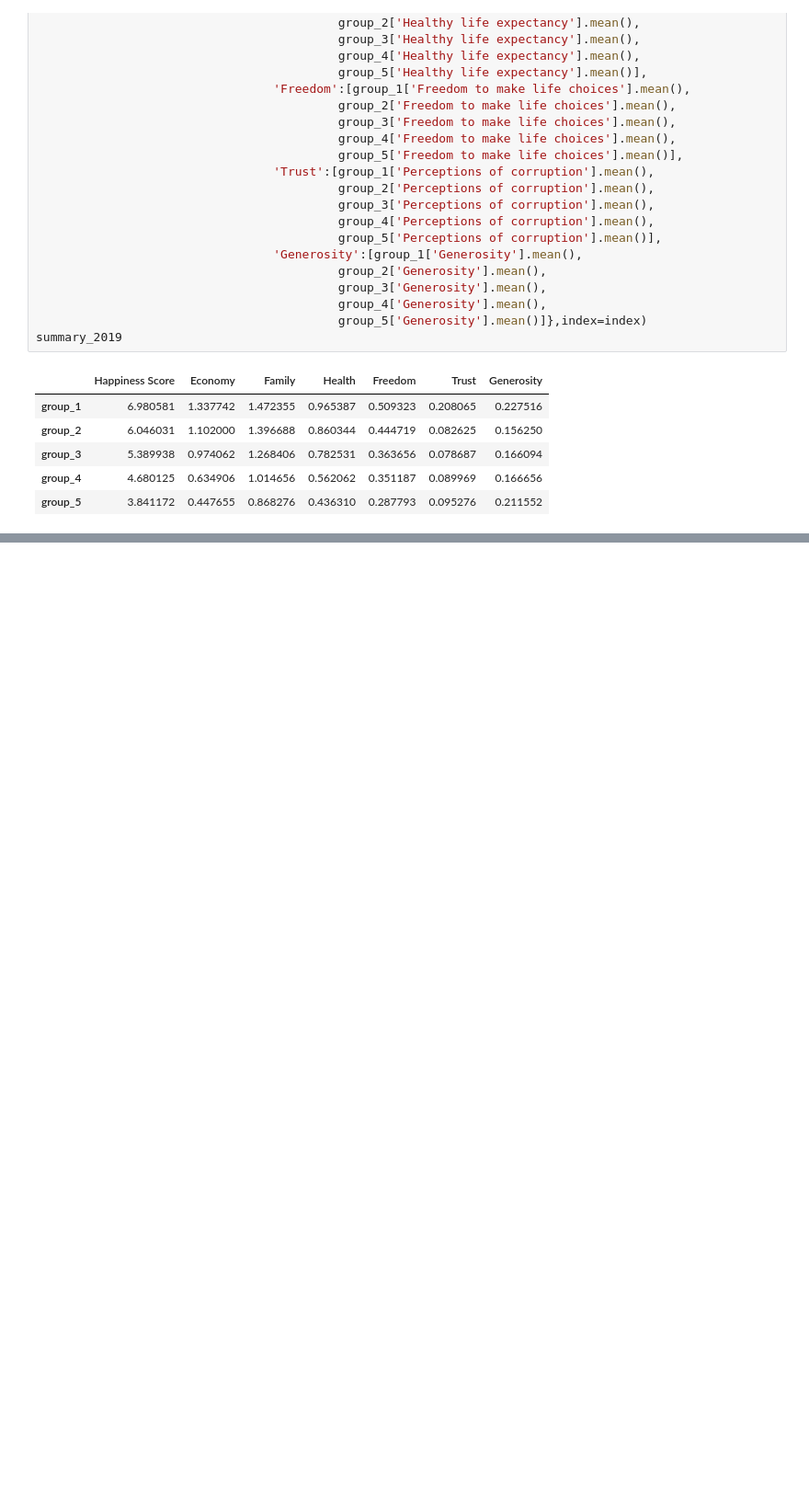
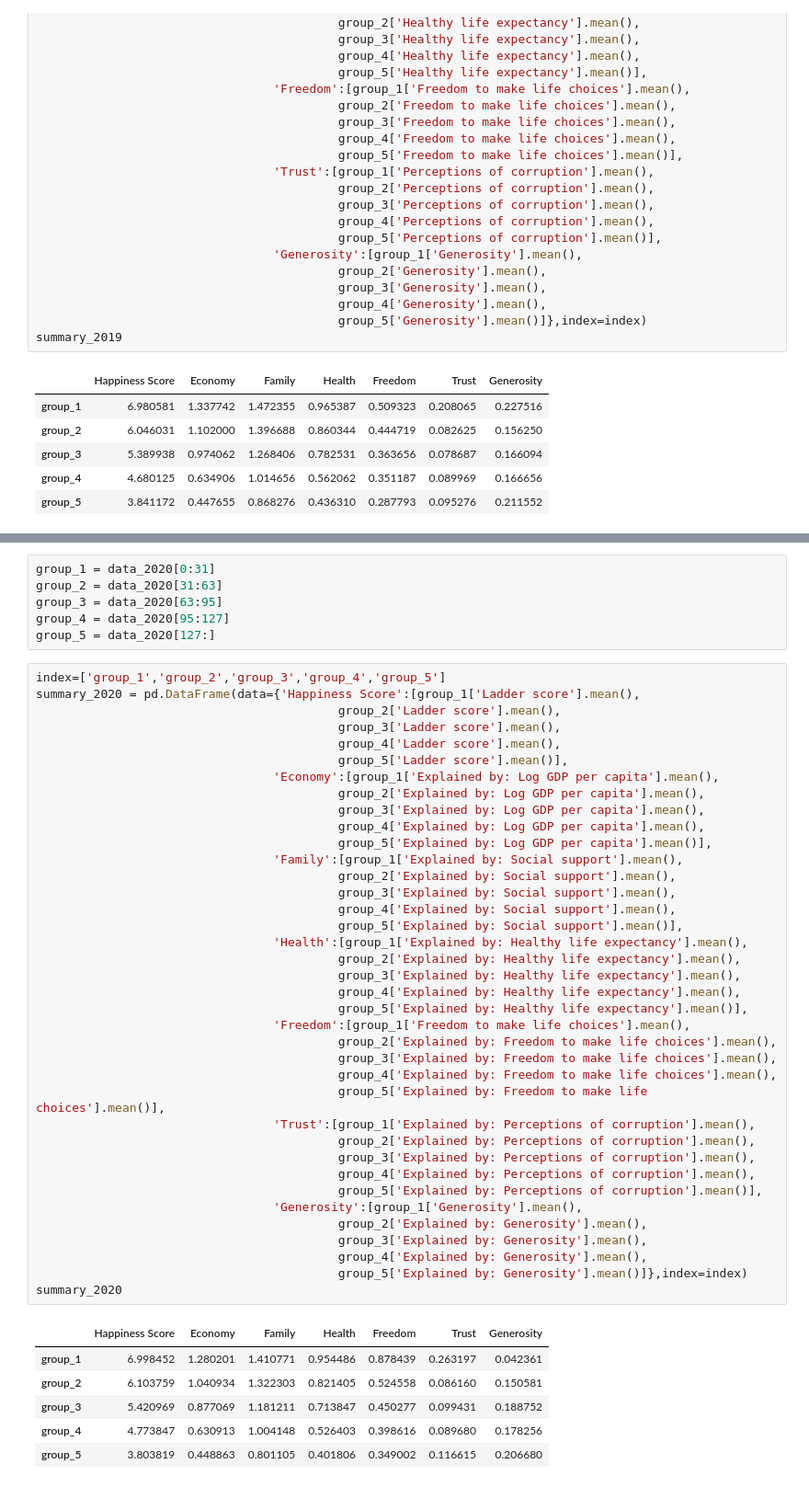
Before and after one commit to bhosale-prathamesh/World-Happiness-Report-Analysis, a Jupyter notebook: World Happiness Report Analysis (2015-2020).ipynb, the cells around one changed output, grey strips where cells are left out. Shown at 92% size. Saved outputs shown, nothing was run; the diff lists cells and outputs as text; blank space fills up the shorter version.

```diff
--- a/World Happiness Report Analysis (2015-2020).ipynb
+++ b/World Happiness Report Analysis (2015-2020).ipynb
@@ -554,0 +613,51 @@ fig.show()
+# %%
+group_1 = data_2020[0:31]
+group_2 = data_2020[31:63]
+group_3 = data_2020[63:95]
+group_4 = data_2020[95:127]
+group_5 = data_2020[127:]
+# %%
+index=['group_1','group_2','group_3','group_4','group_5']
+summary_2020 = pd.DataFrame(data={'Happiness Score':[group_1['Ladder score'].mean(),
+                                          group_2['Ladder score'].mean(),
+                                          group_3['Ladder score'].mean(),
+                                          group_4['Ladder score'].mean(),
+                                          group_5['Ladder score'].mean()],
+                                 'Economy':[group_1['Explained by: Log GDP per capita'].mean(),
+                                          group_2['Explained by: Log GDP per capita'].mean(),
+                                          group_3['Explained by: Log GDP per capita'].mean(),
+                                          group_4['Explained by: Log GDP per capita'].mean(),
+                                          group_5['Explained by: Log GDP per capita'].mean()],
+                                 'Family':[group_1['Explained by: Social support'].mean(),
+                                          group_2['Explained by: Social support'].mean(),
+                                          group_3['Explained by: Social support'].mean(),
+                                          group_4['Explained by: Social support'].mean(),
+                                          group_5['Explained by: Social support'].mean()],
+                                 'Health':[group_1['Explained by: Healthy life expectancy'].mean(),
+                                          group_2['Explained by: Healthy life expectancy'].mean(),
+                                          group_3['Explained by: Healthy life expectancy'].mean(),
+                                          group_4['Explained by: Healthy life expectancy'].mean(),
+                                          group_5['Explained by: Healthy life expectancy'].mean()],
+                                 'Freedom':[group_1['Freedom to make life choices'].mean(),
+                                          group_2['Explained by: Freedom to make life choices'].mean(),
+                                          group_3['Explained by: Freedom to make life choices'].mean(),
+                                          group_4['Explained by: Freedom to make life choices'].mean(),
+                                          group_5['Explained by: Freedom to make life choices'].mean()],
+                                 'Trust':[group_1['Explained by: Perceptions of corruption'].mean(),
+                                          group_2['Explained by: Perceptions of corruption'].mean(),
+                                          group_3['Explained by: Perceptions of corruption'].mean(),
+                                          group_4['Explained by: Perceptions of corruption'].mean(),
+                                          group_5['Explained by: Perceptions of corruption'].mean()],
+                                 'Generosity':[group_1['Generosity'].mean(),
+                                          group_2['Explained by: Generosity'].mean(),
+                                          group_3['Explained by: Generosity'].mean(),
+                                          group_4['Explained by: Generosity'].mean(),
+                                          group_5['Explained by: Generosity'].mean()]},index=index)
+summary_2020
+# %% [output]
+|  | Happiness Score | Economy | Family | Health | Freedom | Trust | Generosity |
+| group_1 | 6.998452 | 1.280201 | 1.410771 | 0.954486 | 0.878439 | 0.263197 | 0.042361 |
+| group_2 | 6.103759 | 1.040934 | 1.322303 | 0.821405 | 0.524558 | 0.086160 | 0.150581 |
+| group_3 | 5.420969 | 0.877069 | 1.181211 | 0.713847 | 0.450277 | 0.099431 | 0.188752 |
+| group_4 | 4.773847 | 0.630913 | 1.004148 | 0.526403 | 0.398616 | 0.089680 | 0.178256 |
+| group_5 | 3.803819 | 0.448863 | 0.801105 | 0.401806 | 0.349002 | 0.116615 | 0.206680 |
```
Also changed, not shown: parts of 12 cells of this notebook.
